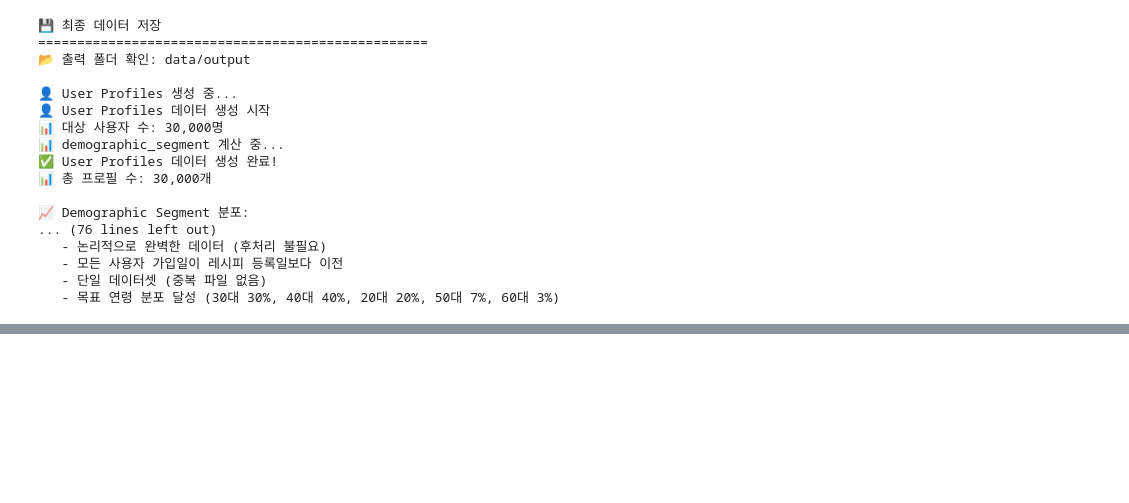
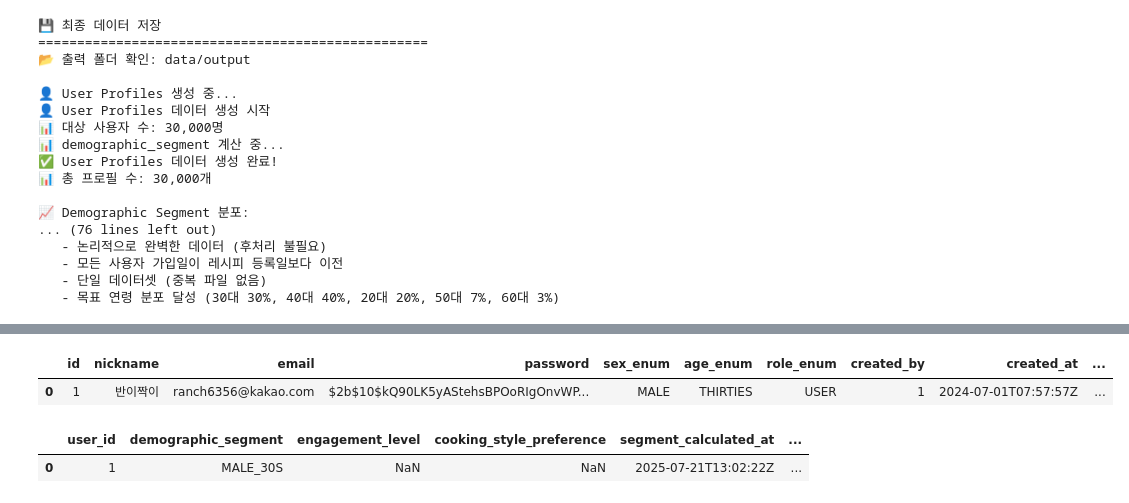
Before and after one commit to Reciping/reciping-data-pipeline, a Jupyter notebook: create_data.ipynb, the cells around one changed output, grey strips where cells are left out. Saved outputs shown, nothing was run; the diff lists cells and outputs as text; code cells hidden in the pictures; blank space fills up the shorter version.

```diff
--- a/create_data.ipynb
+++ b/create_data.ipynb
@@ -1526,0 +1538,10 @@ print(f"   - 목표 연령 분포 달성 (30대 30%, 40대 40%, 20대 20%, 50대
+# %%
+user_df.head(1)
+# %% [output]
+|  | id | nickname | email | password | sex_enum | age_enum | role_enum | created_by | created_at | ... |
+| 0 | 1 | 반이짝이 | ranch6356@kakao.com | $2b$10$kQ90LK5yAStehsBPOoRIgOnvWP... | MALE | THIRTIES | USER | 1 | 2024-07-01T07:57:57Z | ... |
+# %%
+user_profiles_df.head(1)
+# %% [output]
+|  | user_id | demographic_segment | engagement_level | cooking_style_preference | segment_calculated_at | ... |
+| 0 | 1 | MALE_30S | NaN | NaN | 2025-07-21T13:02:22Z | ... |
```
Also changed, not shown: parts of 10 cells of this notebook, 3 other files.
